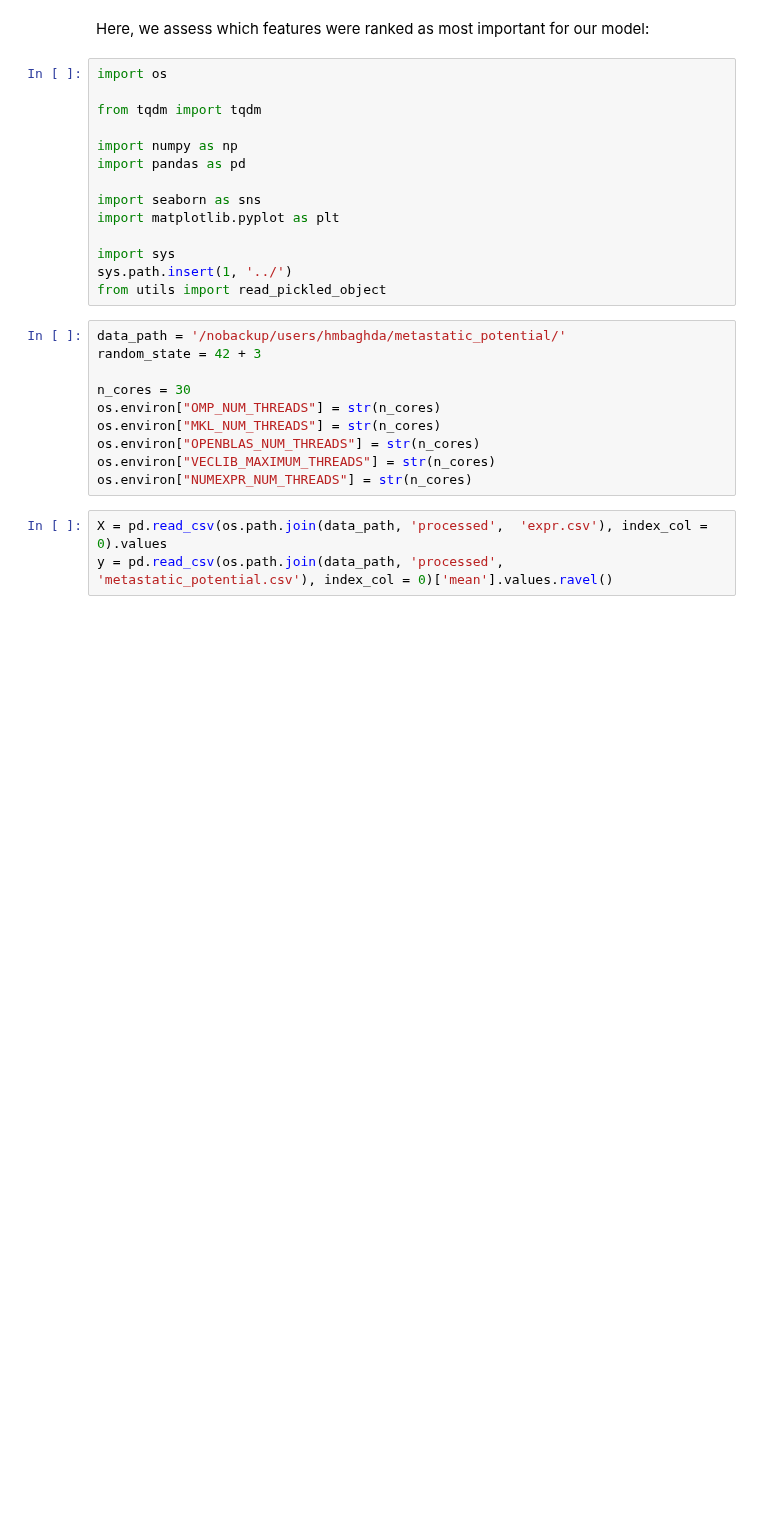
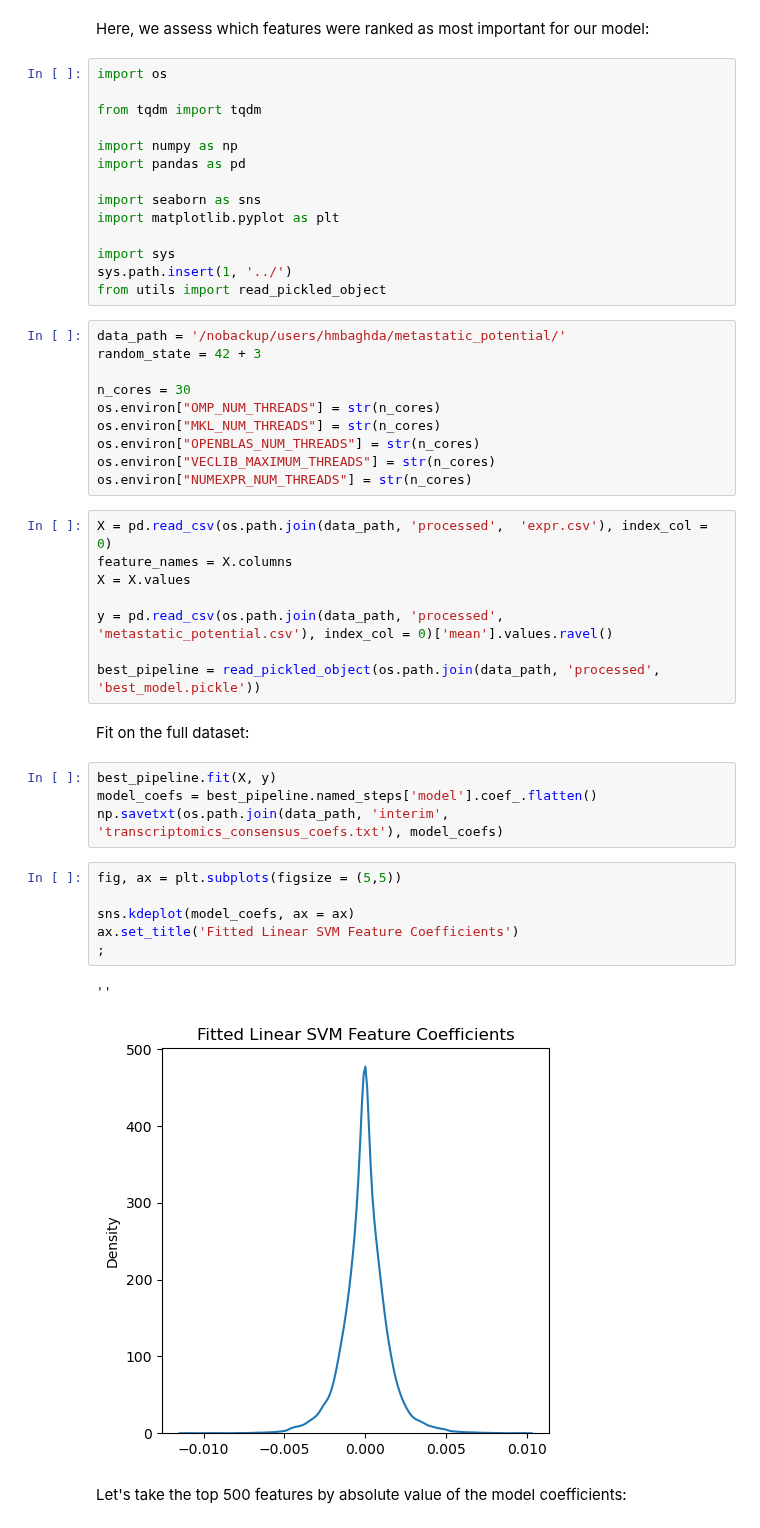
Before and after one commit to hmbaghdassarian/metastatic_potential, a Jupyter notebook: notebooks/A_rna_prediction/04_feature_analysis.ipynb, the cells around one changed output. Drawn from its saved outputs; the diff is of its cells as text; blank space fills up the shorter version.

```diff
--- a/notebooks/A_rna_prediction/04_feature_analysis.ipynb
+++ b/notebooks/A_rna_prediction/04_feature_analysis.ipynb
@@ -25,5 +25,27 @@ os.environ["OPENBLAS_NUM_THREADS"] = str(n_cores)
 os.environ["VECLIB_MAXIMUM_THREADS"] = str(n_cores)
 os.environ["NUMEXPR_NUM_THREADS"] = str(n_cores)
 # %%
-X = pd.read_csv(os.path.join(data_path, 'processed',  'expr.csv'), index_col = 0).values
+X = pd.read_csv(os.path.join(data_path, 'processed',  'expr.csv'), index_col = 0)
+feature_names = X.columns
+X = X.values
+
 y = pd.read_csv(os.path.join(data_path, 'processed', 'metastatic_potential.csv'), index_col = 0)['mean'].values.ravel()
+
+best_pipeline = read_pickled_object(os.path.join(data_path, 'processed', 'best_model.pickle'))
+# %% [markdown]
+Fit on the full dataset:
+# %%
+best_pipeline.fit(X, y)
+model_coefs = best_pipeline.named_steps['model'].coef_.flatten()
+np.savetxt(os.path.join(data_path, 'interim', 'transcriptomics_consensus_coefs.txt'), model_coefs)
+# %%
+fig, ax = plt.subplots(figsize = (5,5))
+
+sns.kdeplot(model_coefs, ax = ax)
+ax.set_title('Fitted Linear SVM Feature Coefficients')
+;
+# %% [output]
+''
+[figure, added]
+# %% [markdown]
+Let's take the top 500 features by absolute value of the model coefficients:
```
Also changed, not shown: parts of 4 cells of this notebook, 2 other files.
